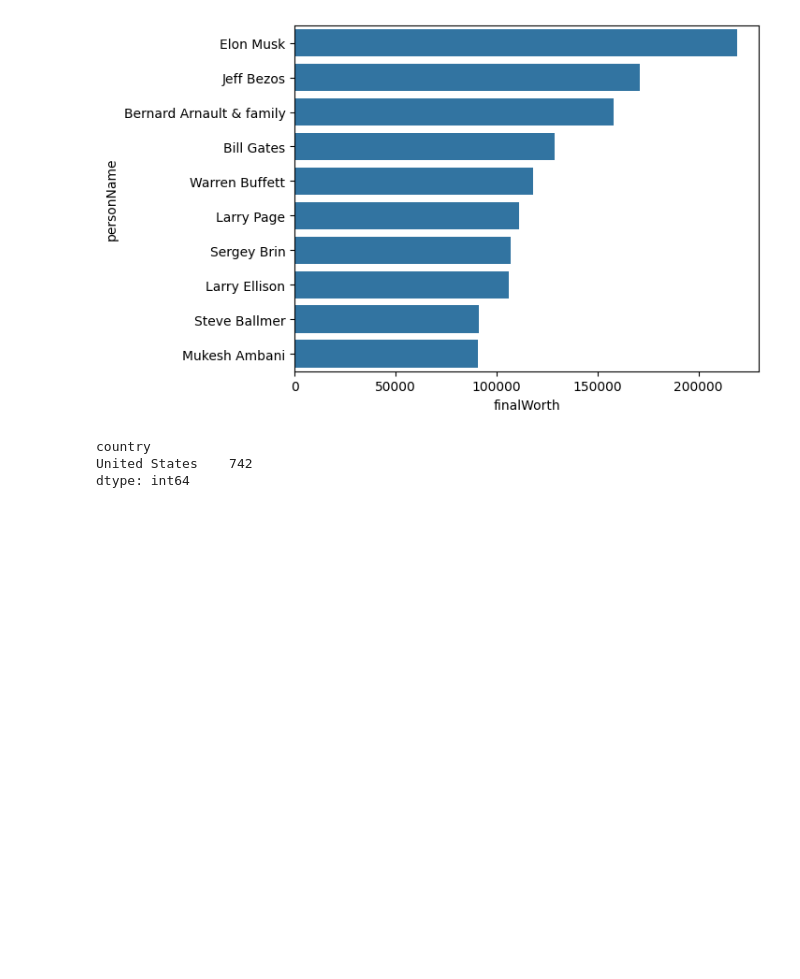
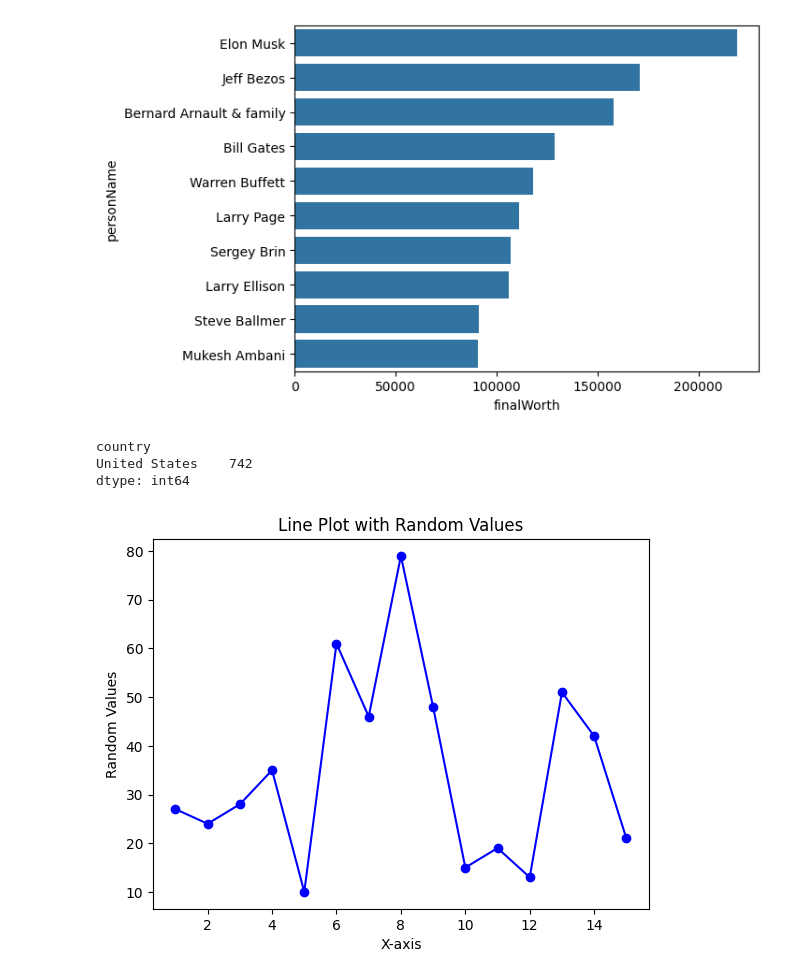
Before and after one commit to nirmalkr2003/Data-Science, a Jupyter notebook: Daily_Class/matplot.ipynb, the cells around one changed output. Drawn from its saved outputs; the diff is of its cells as text; code cells hidden in the pictures; blank space fills up the shorter version.

```diff
--- a/Daily_Class/matplot.ipynb
+++ b/Daily_Class/matplot.ipynb
@@ -562,3 +562,23 @@ print(top_country)
 country
 United States    742
 dtype: int64
+# %%
+import matplotlib.pyplot as plt
+import numpy as np
+
+# Generate random values
+x = np.arange(1, 16)              # X-axis values from 1 to 10
+y = np.random.randint(10, 100, 15) # Random Y values between 10 and 100
+
+# Plot the line graph
+plt.plot(x, y, marker='o', linestyle='-', color='b')
+
+# Add labels and title
+plt.xlabel("X-axis")
+plt.ylabel("Random Values")
+plt.title("Line Plot with Random Values")
+
+# Show the plot
+plt.show()
+# %% [output]
+[figure, added]
```
Also changed, not shown: 12 other files.
